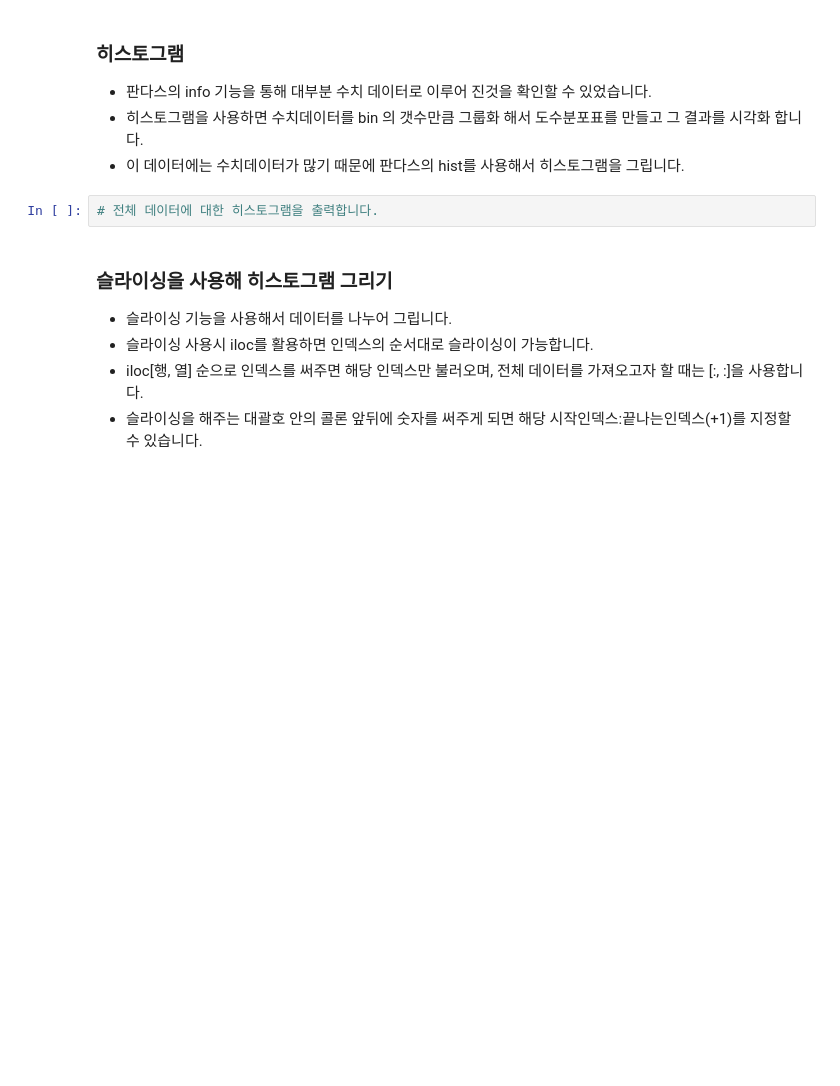
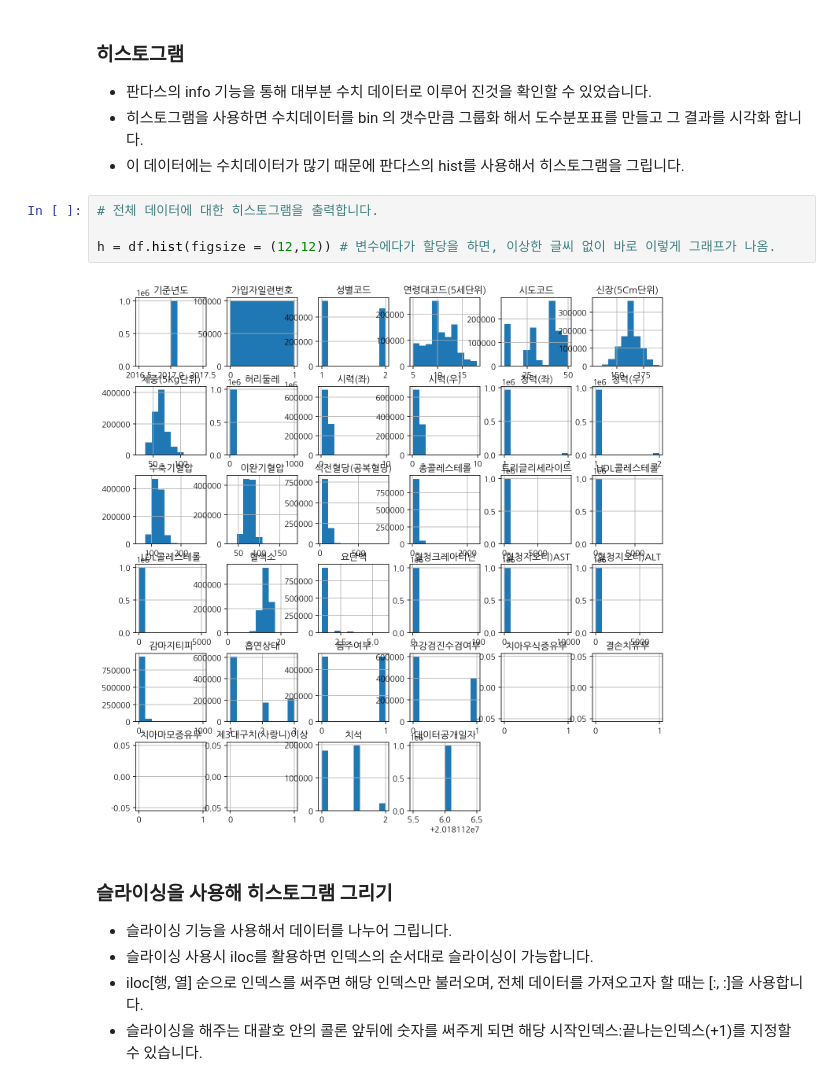
Before and after one commit to CamelGoong/DataScience_Practicing, a Jupyter notebook: [Boost]Analysis_2_Health_Analysis.ipynb, the cells around one changed output. Drawn from its saved outputs; the diff is of its cells as text; blank space fills up the shorter version.

```diff
--- a/[Boost]Analysis_2_Health_Analysis.ipynb
+++ b/[Boost]Analysis_2_Health_Analysis.ipynb
@@ -364,8 +364,12 @@ pd.pivot_table(data = df, index = ["성별코드", "음주여부"], values = "
 * 판다스의 info 기능을 통해 대부분 수치 데이터로 이루어 진것을 확인할 수 있었습니다.
 * 히스토그램을 사용하면 수치데이터를 bin 의 갯수만큼 그룹화 해서 도수분포표를 만들고 그 결과를 시각화 합니다.
 * 이 데이터에는 수치데이터가 많기 때문에 판다스의 hist를 사용해서 히스토그램을 그립니다.
-# %%
-# 전체 데이터에 대한 히스토그램을 출력합니다.
+# %%
+# 전체 데이터에 대한 히스토그램을 출력합니다.
+
+h = df.hist(figsize = (12,12)) # 변수에다가 할당을 하면, 이상한 글씨 없이 바로 이렇게 그래프가 나옴.
+# %% [output]
+[figure, added]
 # %% [markdown]
 ### 슬라이싱을 사용해 히스토그램 그리기
 * 슬라이싱 기능을 사용해서 데이터를 나누어 그립니다.
```
Also changed, not shown: parts of 39 cells of this notebook.
